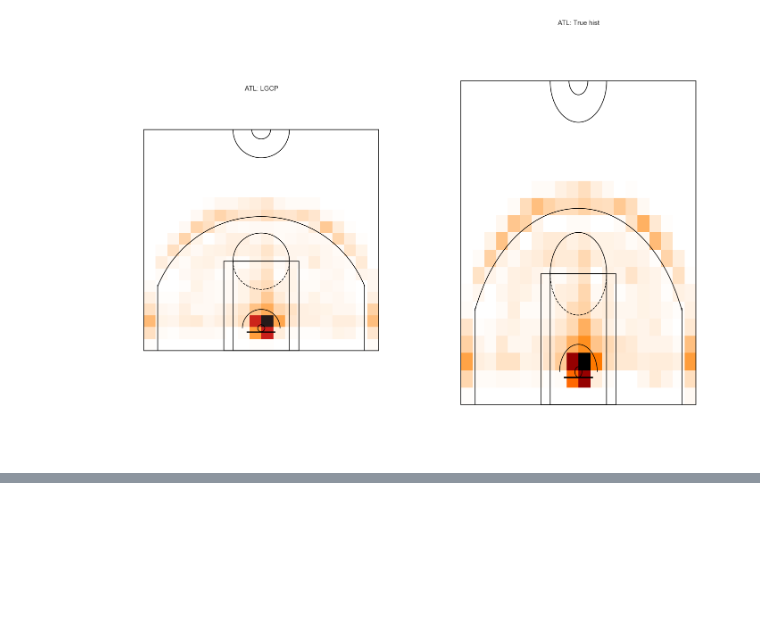
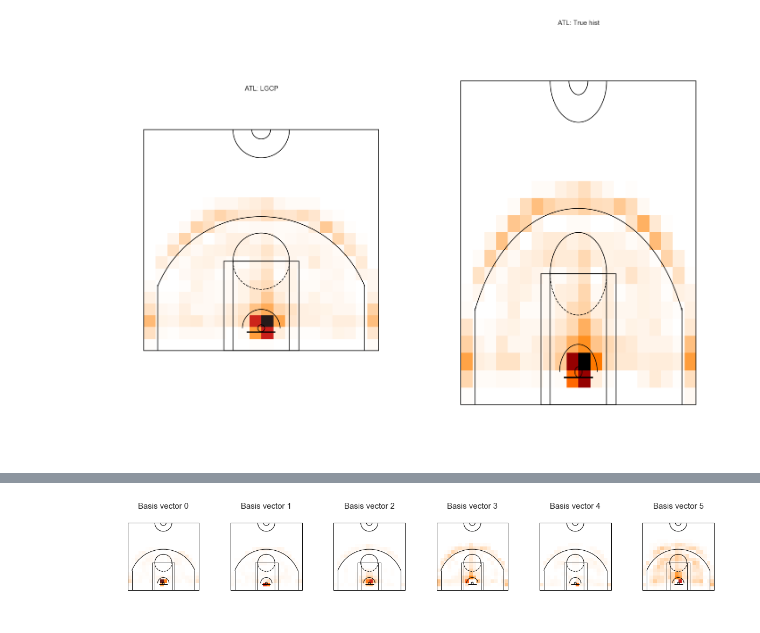
Before and after one commit to geoffpoon/nba_shot_chart, a Jupyter notebook: scripts/init_EDA.ipynb, the cells around one changed output, grey strips where cells are left out. Drawn from its saved outputs; the diff is of its cells as text; code cells hidden in the pictures; blank space fills up the shorter version.

Commit message:
added a bunch to init_EDA

```diff
--- a/scripts/init_EDA.ipynb
+++ b/scripts/init_EDA.ipynb
@@ -422,0 +433,19 @@ plt.show()
+# %%
+LL = np.zeros((30,20*14))
+
+for i, team_abbrev in enumerate(teams_shotHist_train):
+    Xn_v = teams_shotHist_train[team_abbrev]
+    z0_guess = np.log(np.mean(Xn_v))
+    zn_v_guess = np.zeros(len(Xn_v))
+    z_guess = np.append(z0_guess, zn_v_guess)
+
+    neg_logLike = lambda *args: -ln_postprob(*args)
+    result = scipy.optimize.minimize(neg_logLike, z_guess,
+                                     args=(Xn_v, det_cov_K, inv_cov_K))
+    z_MaxLike = result["x"]
+    z0_MaxLike = z_MaxLike[0]
+    zn_MaxLike = z_MaxLike[1:]
+    lambdaN_v = np.exp(z0_MaxLike + zn_MaxLike)
+    norm_lambdaN_v = lambdaN_v / np.sum(lambdaN_v)
+
+    LL[i,:] = norm_lambdaN_v[:]
@@ -422,0 +468,3 @@ plt.show()
+# %%
+for i, team_abbrev in enumerate(teams_shotHist_train):
+    print(i, team_abbrev)
@@ -422,0 +489,22 @@ plt.show()
+# %%
+from sklearn.decomposition import NMF
+n_comp = 6
+model = NMF(n_components=n_comp, init='nndsvda')
+W = model.fit_transform(LL)
+H = model.components_
+
+plt.figure(figsize=(20,14))
+for i in range(n_comp):
+    plt.subplot(1, n_comp, i+1)
+
+    plt.imshow(H[i,:].reshape(20,14).T, cmap=plt.cm.gist_heat_r, alpha=.9, vmax=1,
+               extent=extent)
+    plot_court.draw_court(outer_lines=True, lw=1.)
+
+    plt.xlim(-300,300)
+    plt.ylim(-100,500)
+    plt.title('Basis vector %d'%(i), fontsize=15)
+    plt.axis('off')
+plt.show()
+# %% [output]
+[figure, added]
```
Also changed, not shown: parts of 10 cells of this notebook.
